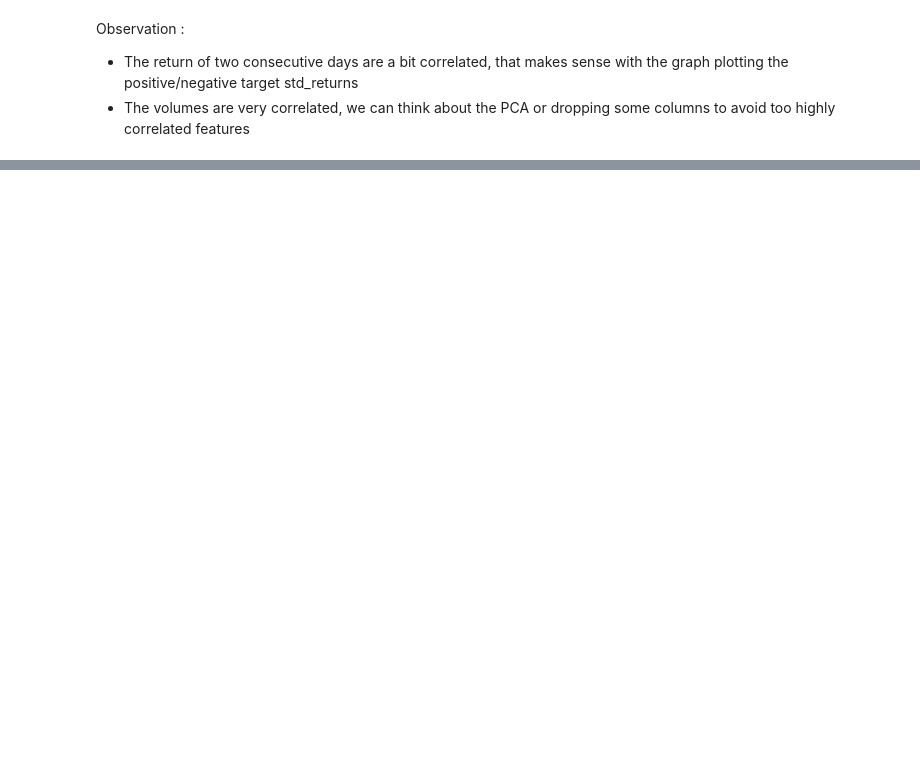
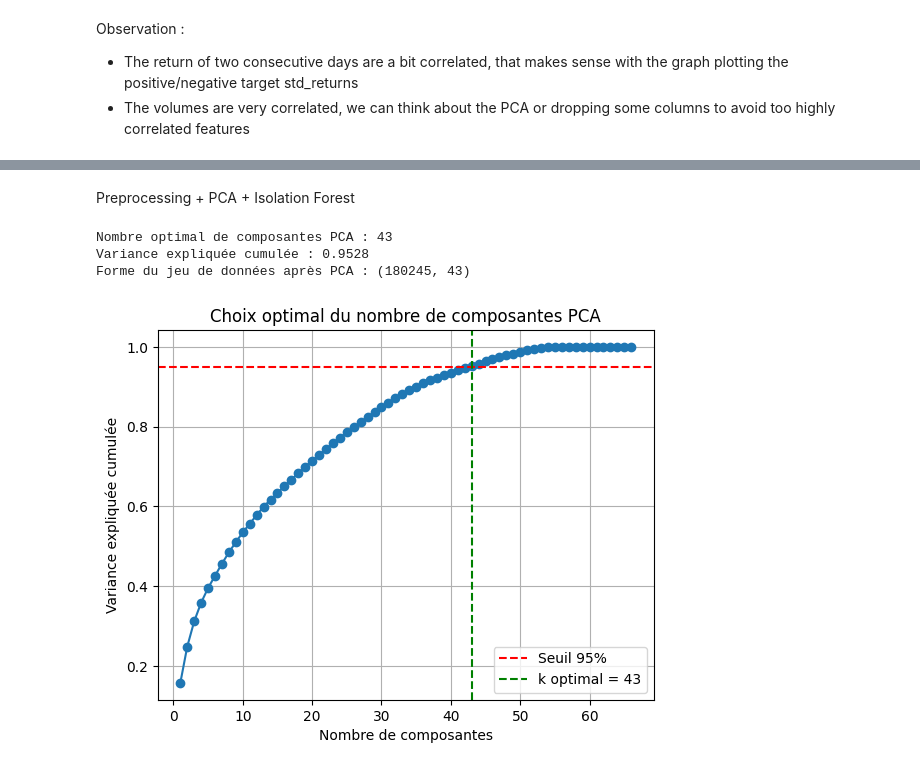
Before and after one commit to leclercrafael/QRT-Asset-Allocation-Performance-forecasting, a Jupyter notebook: main_raf.ipynb, the cells around one changed output, grey strips where cells are left out. Drawn from its saved outputs; the diff is of its cells as text; code cells hidden in the pictures; blank space fills up the shorter version.

```diff
--- a/main_raf.ipynb
+++ b/main_raf.ipynb
@@ -242,0 +390,49 @@ plt.grid()
+# %% [markdown]
+Preprocessing + PCA + Isolation Forest
+# %%
+scaler = StandardScaler()
+
+X_scaled = scaler.fit_transform(X.drop(columns=['ROW_ID', 'TS', 'ALLOCATION']))
+# %%
+import numpy as np
+from sklearn.decomposition import PCA
+
+# Ajuste ton seuil ici (ex. 0.95 = 95 % de variance expliquée)
+variance_threshold = 0.95
+
+# Fit PCA sur toutes les dimensions possibles
+pca_full = PCA(random_state=42)
+pca_full.fit(X_scaled)
+
+# Calcul de la variance cumulée
+cumulative_variance = np.cumsum(pca_full.explained_variance_ratio_)
+
+# Trouver le plus petit k tel que variance cumulée >= seuil
+optimal_k = np.argmax(cumulative_variance >= variance_threshold) + 1
+
+print(f"Nombre optimal de composantes PCA : {optimal_k}")
+print(f"Variance expliquée cumulée : {cumulative_variance[optimal_k-1]:.4f}")
+
+# Recalcule le PCA final avec ce nombre de composantes
+pca_optimal = PCA(n_components=optimal_k, random_state=42)
+X_pca_optimal = pca_optimal.fit_transform(X_scaled)
+
+print("Forme du jeu de données après PCA :", X_pca_optimal.shape)
+# %% [output]
+Nombre optimal de composantes PCA : 43
+Variance expliquée cumulée : 0.9528
+Forme du jeu de données après PCA : (180245, 43)
+# %%
+import matplotlib.pyplot as plt
+
+plt.plot(np.arange(1, len(cumulative_variance)+1), cumulative_variance, marker='o')
+plt.axhline(variance_threshold, color='r', linestyle='--', label=f'Seuil {variance_threshold*100:.0f}%')
+plt.axvline(optimal_k, color='g', linestyle='--', label=f'k optimal = {optimal_k}')
+plt.xlabel("Nombre de composantes")
+plt.ylabel("Variance expliquée cumulée")
+plt.title("Choix optimal du nombre de composantes PCA")
+plt.legend()
+plt.grid(True)
+plt.show()
+# %% [output]
+[figure, added]
```
Also changed, not shown: parts of 18 cells of this notebook, 1 other file.
